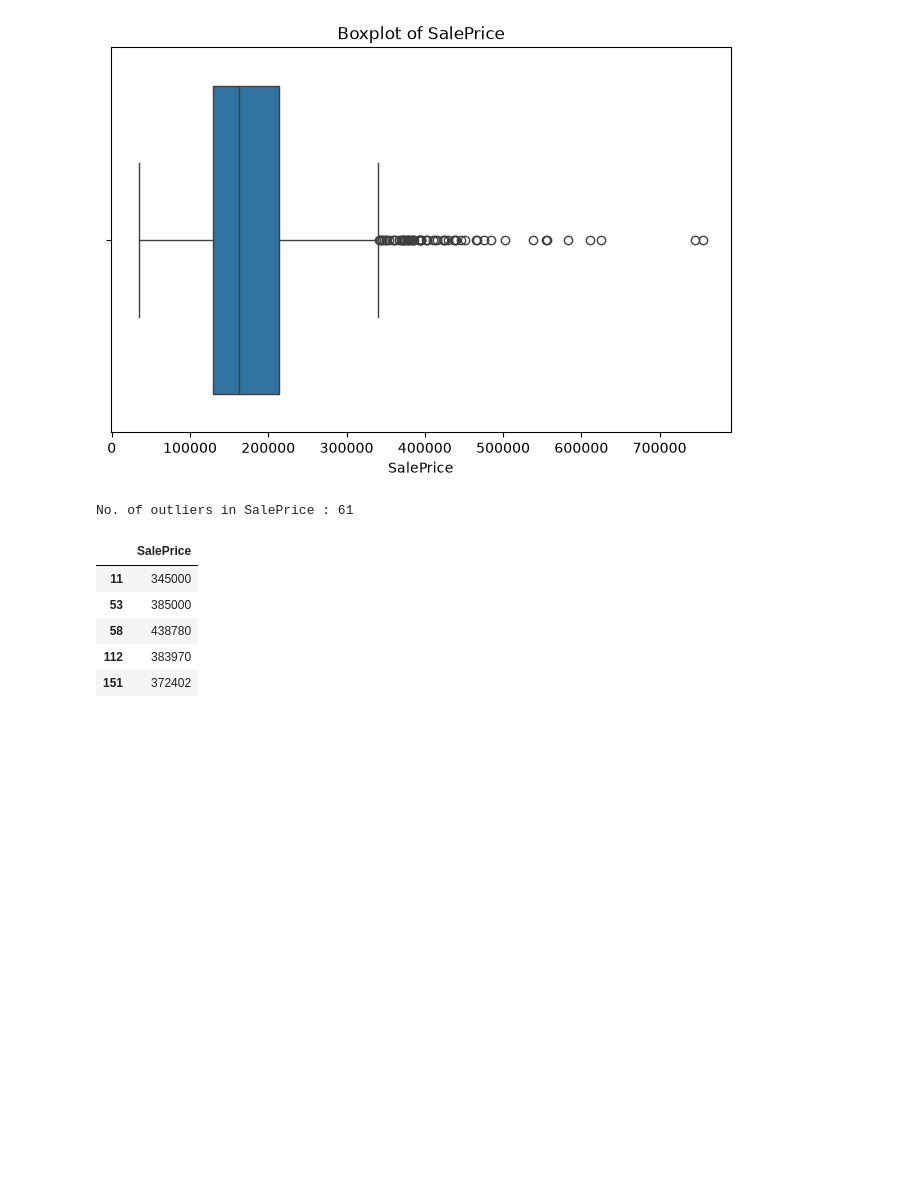
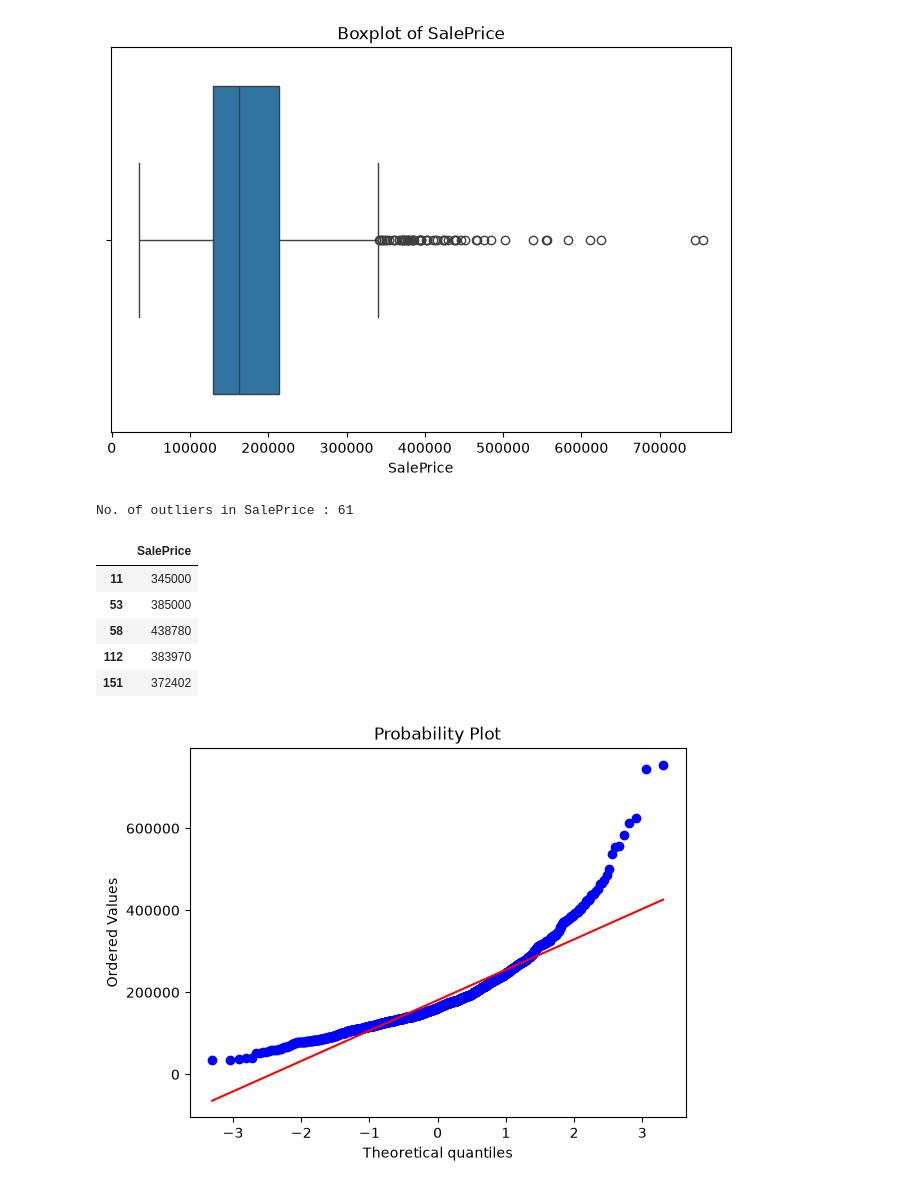
Before and after one commit to kanakamsandeep746-source/FeatureEngineering, a Jupyter notebook: feature.ipynb, the cells around one changed output. Cells and saved outputs as stored; diff of their text form; code cells hidden in the pictures; blank space fills up the shorter version.

Commit message:
Added code for detecting normal dist

```diff
--- a/feature.ipynb
+++ b/feature.ipynb
@@ -468,0 +474,5 @@ No. of outliers in SalePrice : 61
+# %%
+stats.probplot(df['SalePrice'],dist="norm",plot=plt)
+plt.show()
+# %% [output]
+[figure, added]
```
Also changed, not shown: parts of 4 cells of this notebook.
